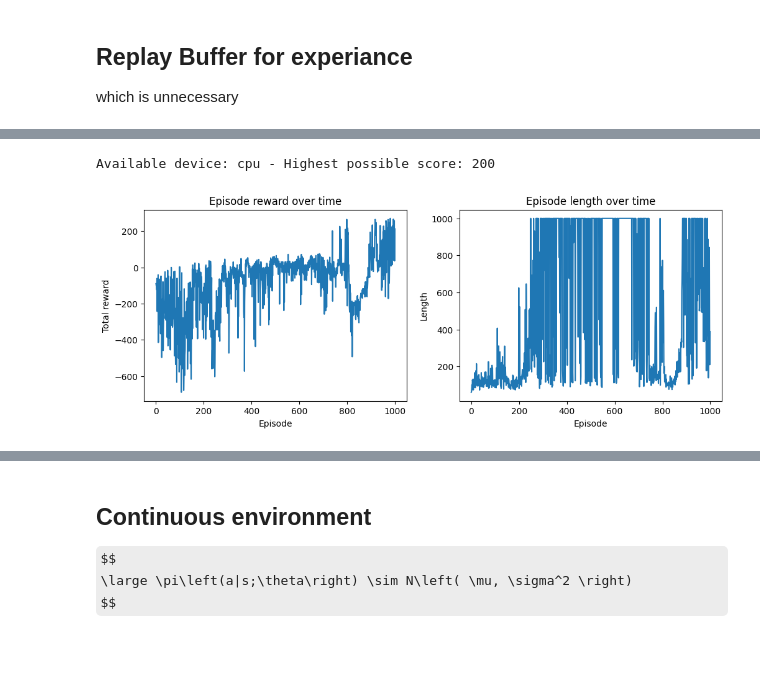
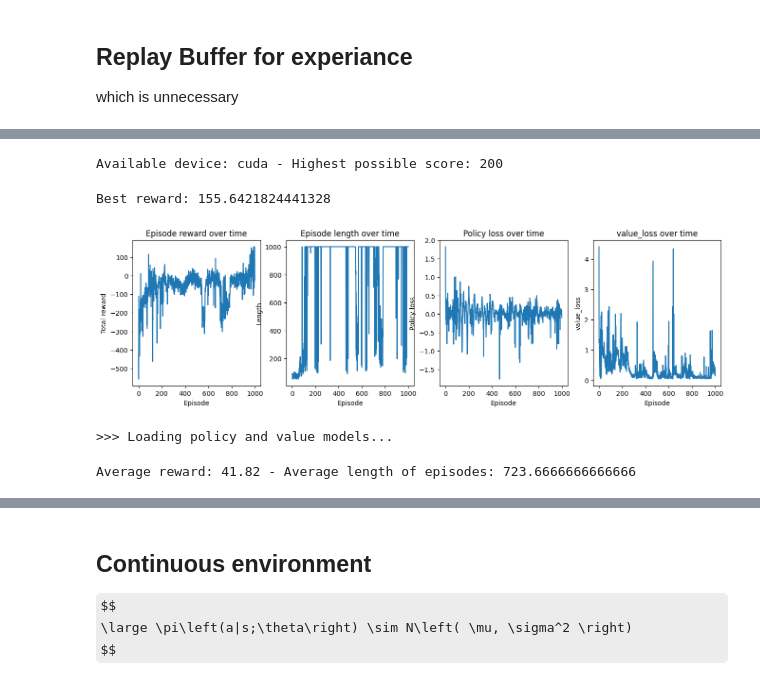
Before and after one commit to Mhddaraaa/start, a Jupyter notebook: ReinforcementLearning/10_RL_PolicySearch.ipynb, the cells around one changed output, grey strips where cells are left out. Cells and saved outputs as stored; diff of their text form; code cells hidden in the pictures; some formulas as TeX source; blank space fills up the shorter version.

```diff
--- a/ReinforcementLearning/10_RL_PolicySearch.ipynb
+++ b/ReinforcementLearning/10_RL_PolicySearch.ipynb
@@ -683,0 +886,4 @@ Available device: cpu - Highest possible score: 200
+# %%
+env = create_env("LunarLander-v3", render_mode="rgb_array", record=True, eps_record=1)
+agent = REINFORCE(env, net, gamma, n_episode, "/content/model.pth")
+agent.test_agent(3)
@@ -707,6 +916,7 @@ class ReplayBuffer():
         """
         self.capacity = capacity  # Maximum size of the buffer
         self.buffer = deque(maxlen=self.capacity)  # Create a deque with a fixed maximum size
+        self.position = 0
 
     def __len__(self):
         """
@@ -726,7 +936,13 @@ class ReplayBuffer():
         Args:
             experience (tuple): A single experience (state, action, reward, next_state, done).
         """
-        self.buffer.append(experience)
+        if len(self.buffer) < self.capacity:
+            self.buffer.append(experience)
+        else:
+            # Replace the oldest experience
+            self.buffer[self.position] = experience
+
+        self.position = (self.position + 1) % self.capacity
 
     def sample(self, batch_size):
         """
@@ -911,0 +1228,19 @@ Available device: cpu - Highest possible score: 475.0
+# %%
+# Now we can see that using replay buffer for a trajectory is not a good idea
+# Here I use capacity=1 so we only have one experience which is nothing.
+
+env = create_env("CartPole-v1")
+n_hidden = 64
+lr = 0.001
+net = Policy(
+    env, n_hidden, lr=lr, optStep=50, optgamma=0.99, normalize=False
+)
+
+gamma = 0.99
+n_episode = 1000
+agent = REINFORCE_Buffer(
+    env, net, gamma, n_episode, capacity=1, model_path=None, log_on_fly=False
+)
+
+agent.train()
+agent.log()
@@ -912,16 +1890,27 @@ Available device: cpu - Highest possible score: 475.0
 # %%
-env = create_env("LunarLander-v2")
+env = create_env("LunarLander-v3")
+
 n_hidden = 64
-lr = 0.001
-net = Policy(env, n_hidden, lr=lr, optStep=.99)
+lr = 0.0008
+net = Policy(env, n_hidden, lr=lr, optStep=50, optgamma=0.99, normalize=True)
 
 gamma = 0.99
 n_episode = 1000
-agent = REINFORCE_Buffer(env, net, gamma, n_episode)
+agent = REINFORCE(env, net, gamma, n_episode, bootstrapping=True)
 
 agent.train()
 agent.log()
 # %% [output]
-Available device: cpu - Highest possible score: 200
+Available device: cuda - Highest possible score: 200
+Best reward: 155.6421824441328
-[figure, old version]
+[figure, new version]
+# %%
+env = create_env("LunarLander-v3", render_mode="rgb_array", record=True, eps_record=1)
+agent = REINFORCE(env, net, gamma, n_episode, bootstrapping=True, model_path="/content")
+# %% [output]
+>>> Loading policy and value models...
+# %%
+agent.test_agent(3)
+# %% [output]
+Average reward: 41.82 - Average length of episodes: 723.6666666666666
 # %%
```
Also changed, not shown: parts of 45 cells of this notebook.
